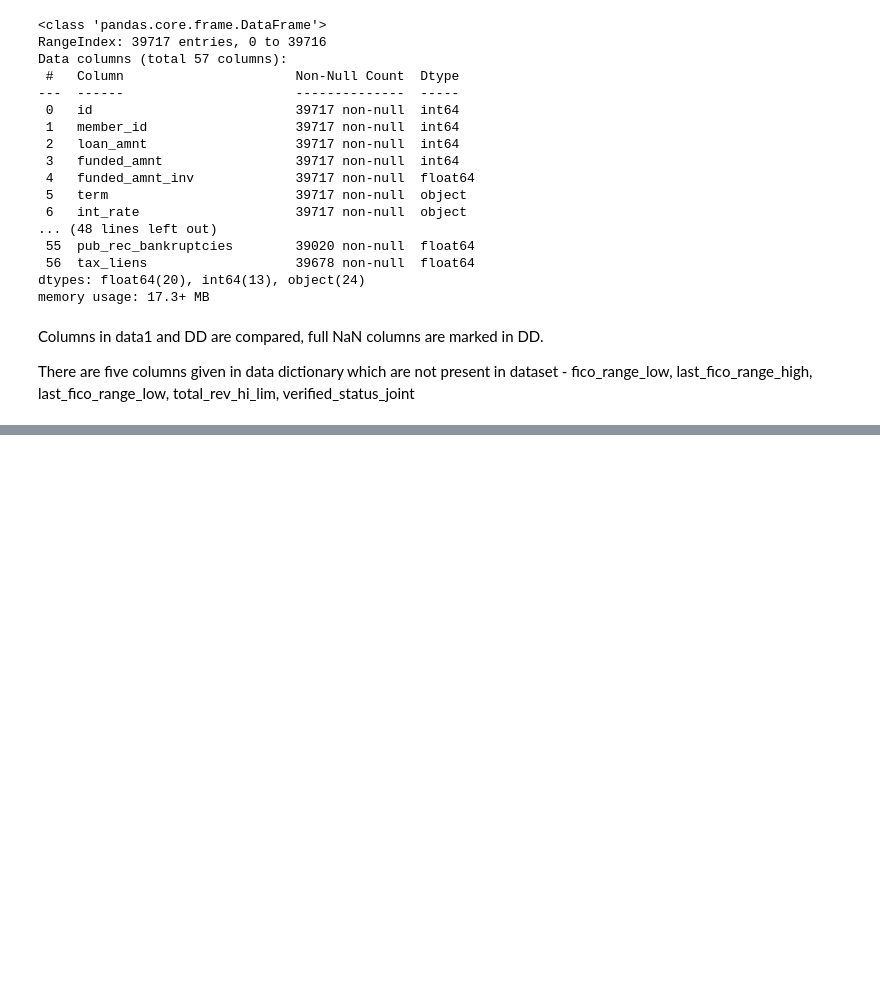
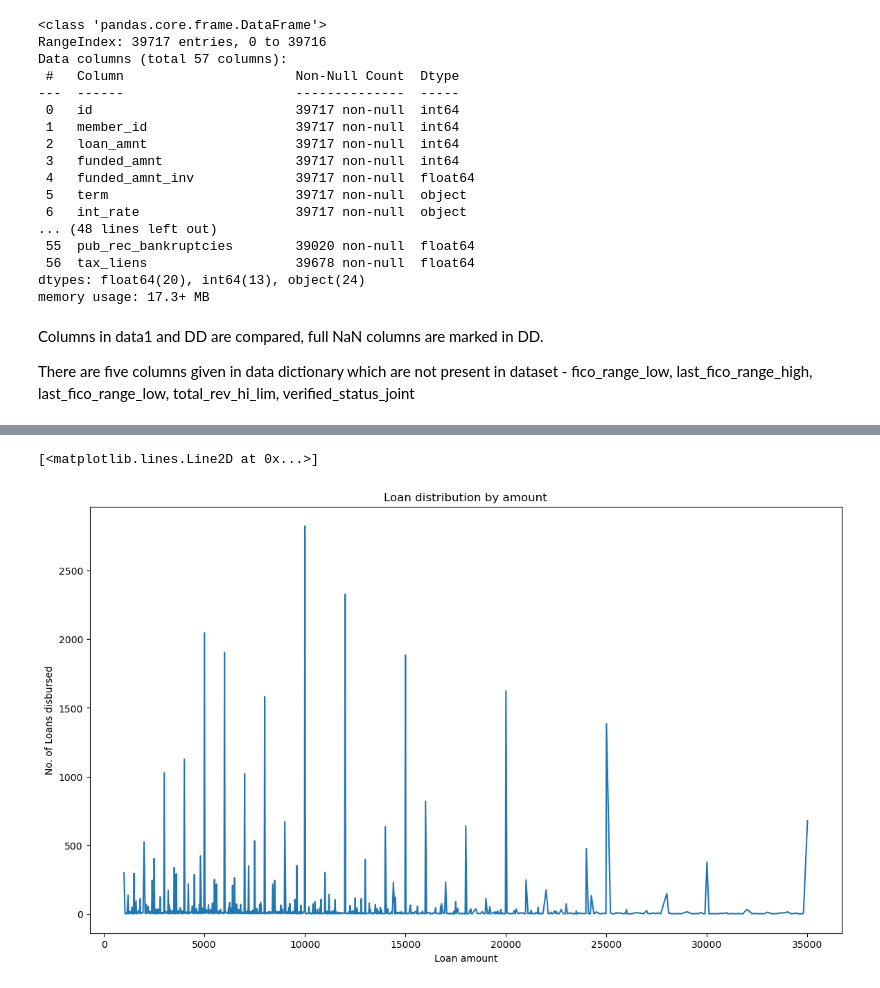
Before and after one commit to kiranp37/LendingClubCaseStudy, a Jupyter notebook: LendingClubCaseStudy.ipynb, the cells around one changed output, grey strips where cells are left out. Saved outputs shown, nothing was run; the diff lists cells and outputs as text; code cells hidden in the pictures; blank space fills up the shorter version.

```diff
--- a/LendingClubCaseStudy.ipynb
+++ b/LendingClubCaseStudy.ipynb
@@ -120,0 +329,8 @@ There are five columns given in data dictionary which are not present in dataset
+# %%
+#Loans less than 1000 are outliers with only 1 chargedoff case. These can be removed
+
+data1[data1.loan_amnt <1000].loan_status
+
+data1 = data1[data1.loan_amnt >=1000]
+
+data1.shape
@@ -120,0 +367,4 @@ There are five columns given in data dictionary which are not present in dataset
+# %%
+#How loans are distributed based on the amount disbursed
+loan_amt_dist = data1.groupby('loan_amnt').loan_amnt.count()
+loan_amt_dist
@@ -120,0 +385,19 @@ There are five columns given in data dictionary which are not present in dataset
+# %%
+x = loan_amt_dist.index.tolist()
+y = loan_amt_dist.values.tolist()
+
+# set figure size
+plt.figure(figsize=(14, 8))
+
+# set title
+plt.title('Loan distribution by amount')
+
+# set axis labels
+plt.xlabel('Loan amount')
+plt.ylabel('No. of Loans disbursed')
+
+
+plt.plot(x, y)
+# %% [output]
+[<matplotlib.lines.Line2D at 0x...>]
+[figure, added]
```
Also changed, not shown: parts of 46 cells of this notebook, 1 other file.
